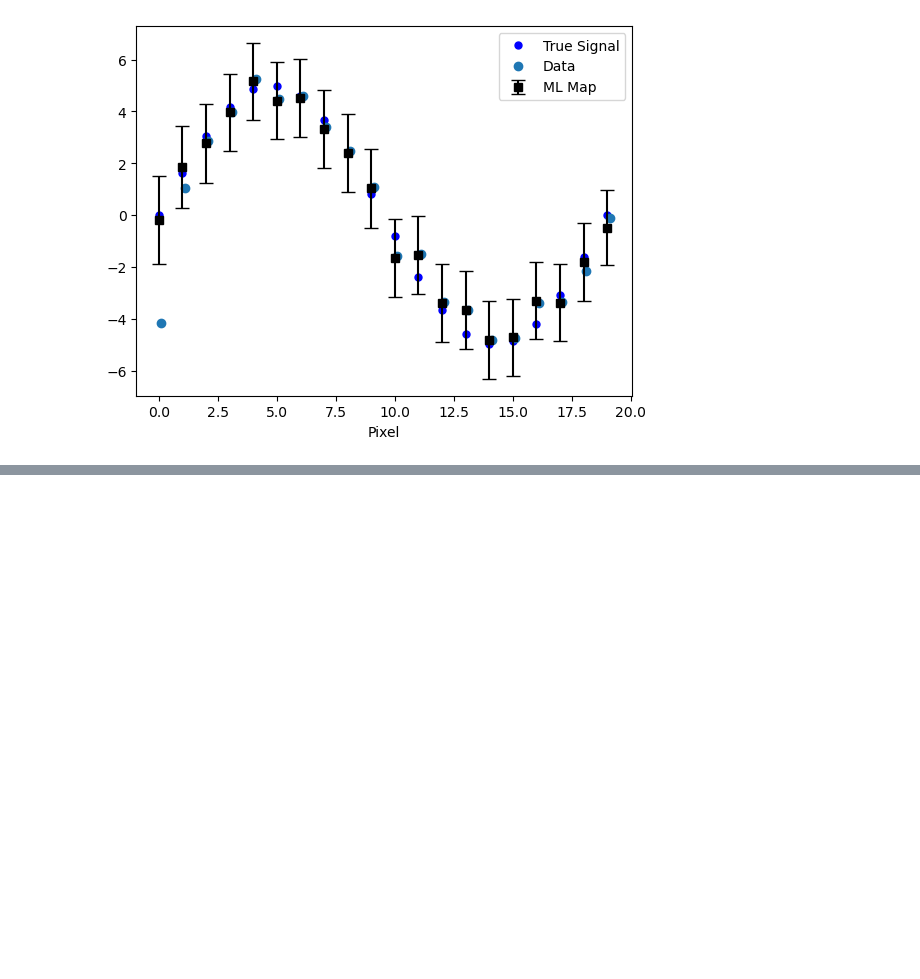
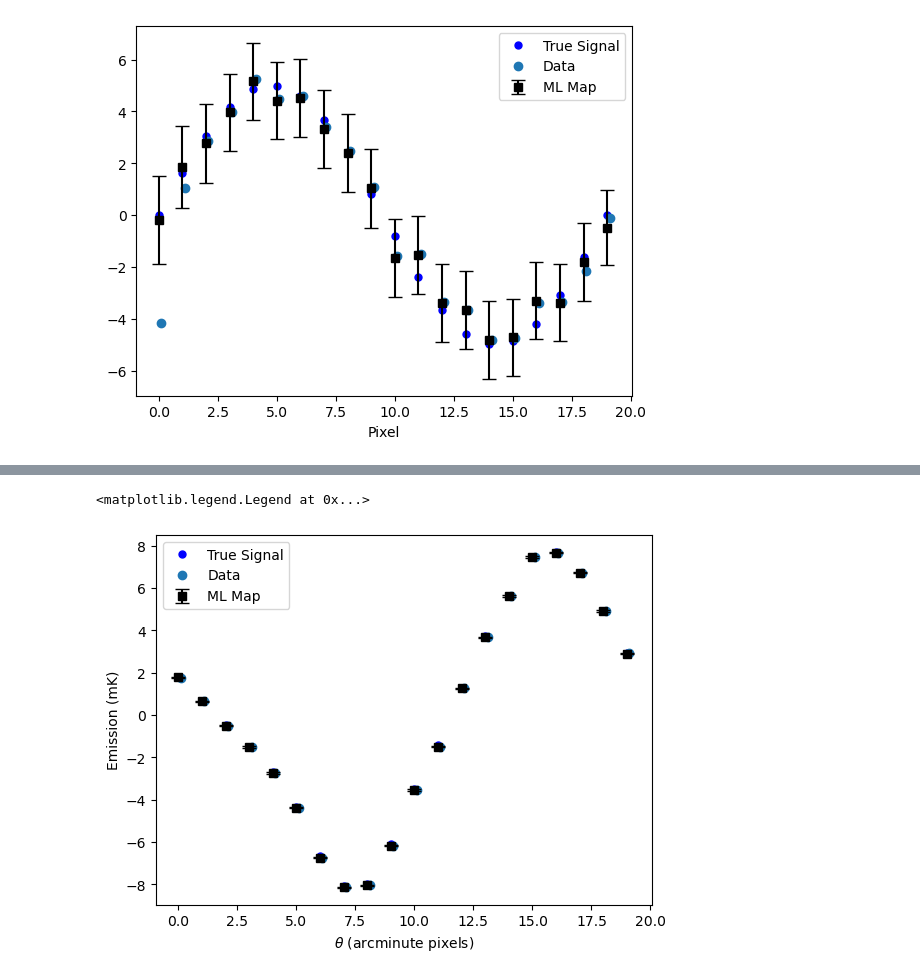
Before and after one commit to dodelson/SPT, a Jupyter notebook: Naess.ipynb, the cells around one changed output, grey strips where cells are left out. Saved outputs shown, nothing was run; the diff lists cells and outputs as text; code cells hidden in the pictures; blank space fills up the shorter version.

```diff
--- a/Naess.ipynb
+++ b/Naess.ipynb
@@ -666,0 +861,13 @@ Condition number of Pw: 5.108693624715166
+# %%
+data_map = np.linalg.solve((Pw.T.dot(Pw)), Pw.T.dot(data)) ## Solves P^TP (map) = P^T data
+#data_map_ml = np.linalg.solve((Pw.T.dot(F).dot(Pw)),Pw.T.dot(F.dot(data)))
+plt.plot(range(npix),signal,'ob',ms=5,label='True Signal')
+plt.plot(np.arange(0,npix)+.1,data_map,'o',label='Data')
+error=np.sqrt(np.diag(np.linalg.inv(Pw.T.dot(F).dot(Pw))))
+plt.errorbar(range(npix),data_map_ml[:,-1],yerr=error,fmt='ks',capsize=5,label='ML Map')
+plt.xlabel('$\\theta$ (arcminute pixels)')
+plt.ylabel('Emission (mK)')
+plt.legend()
+# %% [output]
+<matplotlib.legend.Legend at 0x...>
+[figure, added]
```
Also changed, not shown: parts of 13 cells of this notebook.
